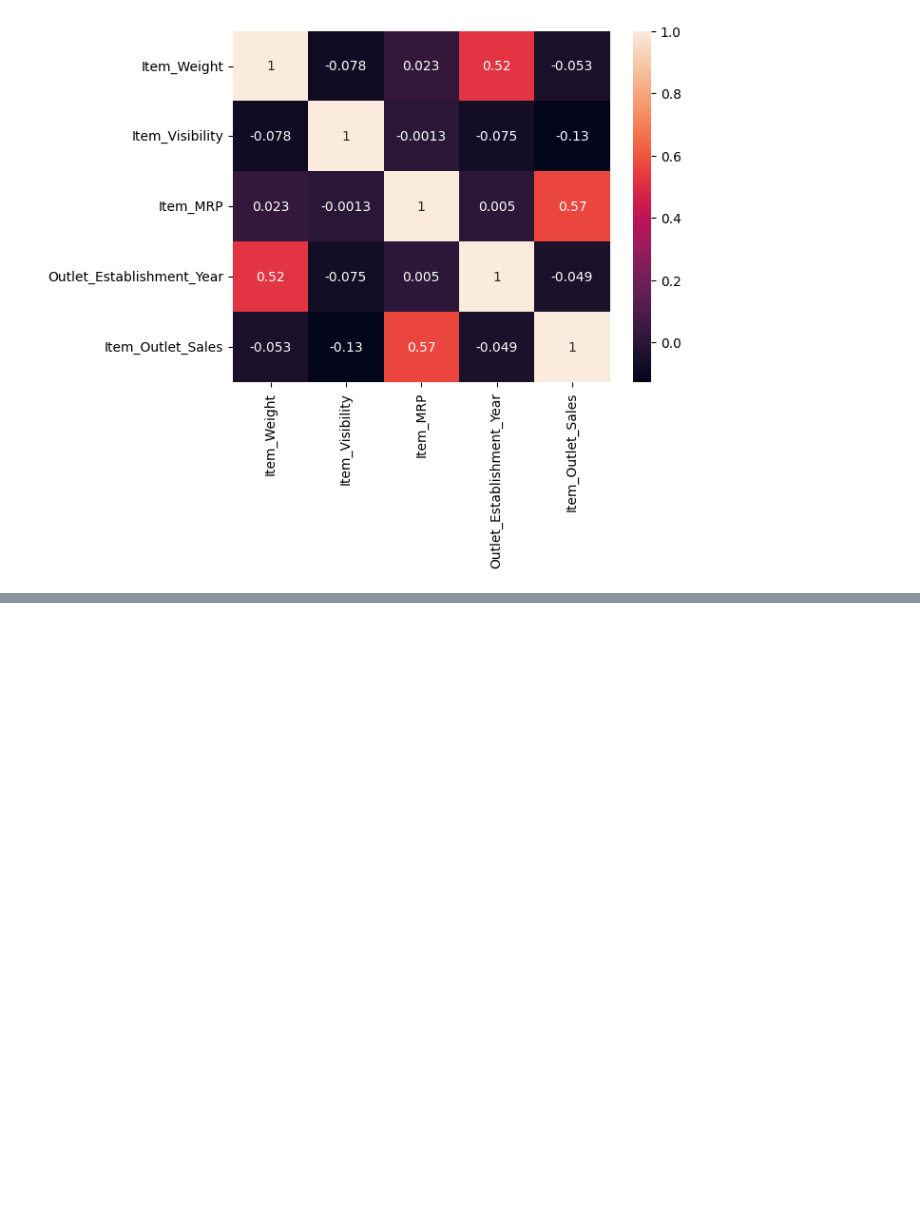
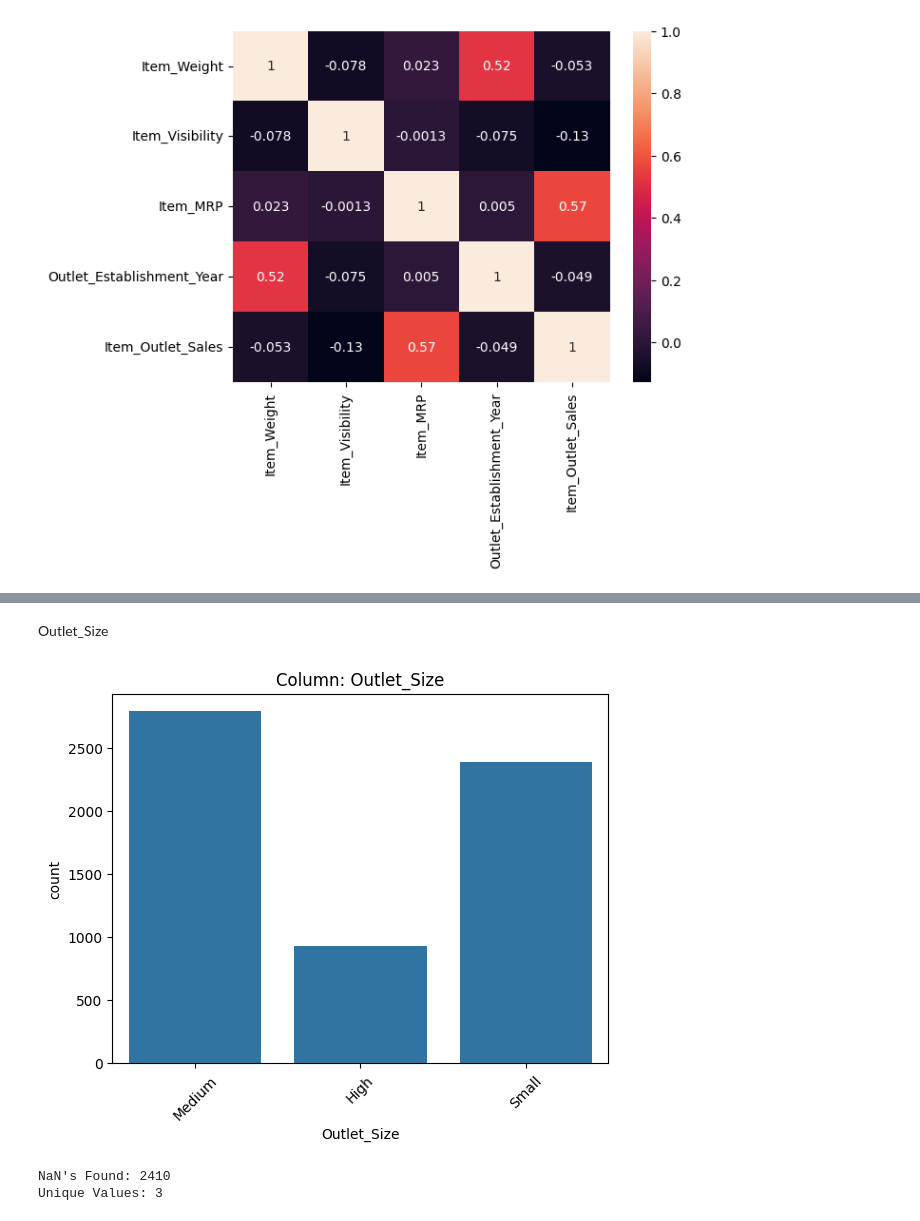
Before and after one commit to HanaaMaswada/Prediction-of-Product-Sales, a Jupyter notebook: Project_1_Part_2_(Core).ipynb, the cells around one changed output, grey strips where cells are left out. Drawn from its saved outputs; the diff is of its cells as text; code cells hidden in the pictures; blank space fills up the shorter version.

```diff
--- a/Project_1_Part_2_(Core).ipynb
+++ b/Project_1_Part_2_(Core).ipynb
@@ -219,0 +252,10 @@ plt.show()
+# %%
+#categorical
+def explore_categorical(df, x):
+    sns.countplot(data=df, x=x)
+    plt.xticks(rotation=45)
+    plt.title(f"Column: {x}")
+    plt.show()
+
+    print(f"NaN's Found: {df[x].isna().sum()}")
+    print(f"Unique Values: {df[x].nunique()}")
@@ -219,0 +278,8 @@ plt.show()
+# %% [markdown]
+Outlet_Size
+# %%
+explore_categorical(df, 'Outlet_Size')
+# %% [output]
+[figure, added]
+NaN's Found: 2410
+Unique Values: 3
```
Also changed, not shown: parts of 35 cells of this notebook.
